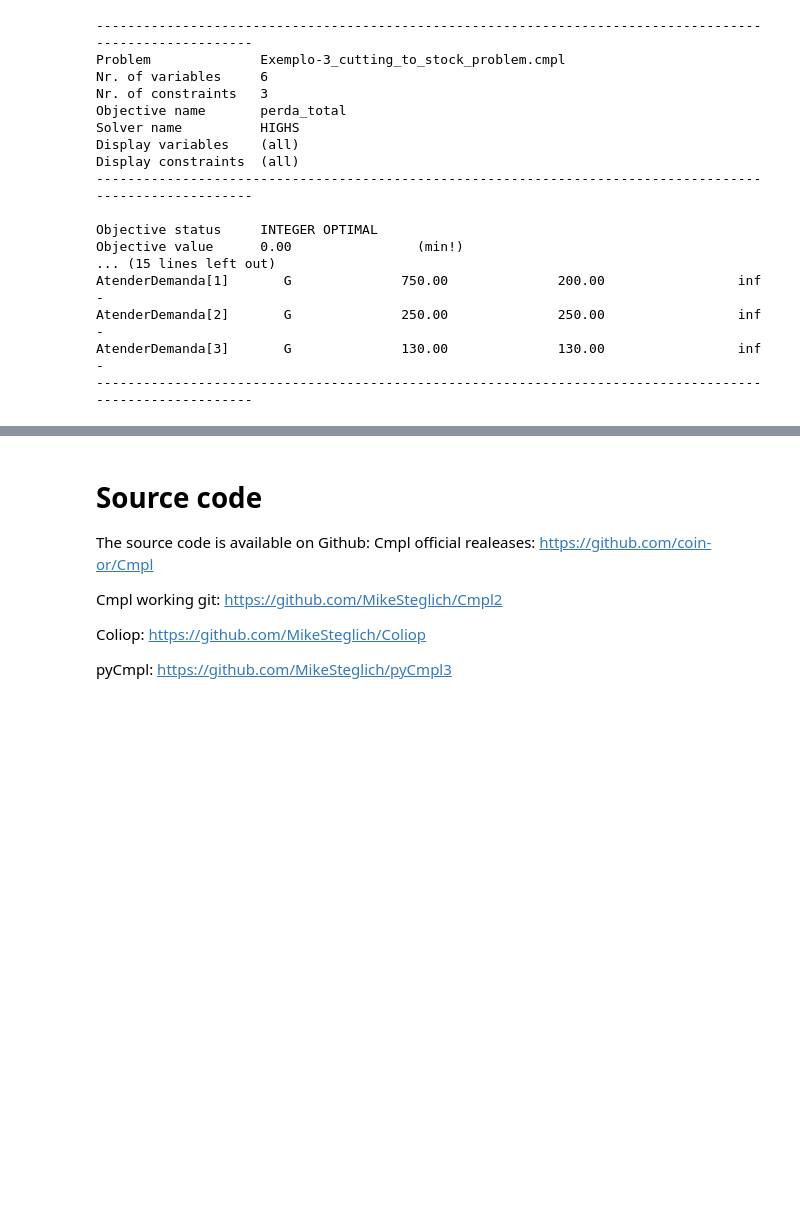
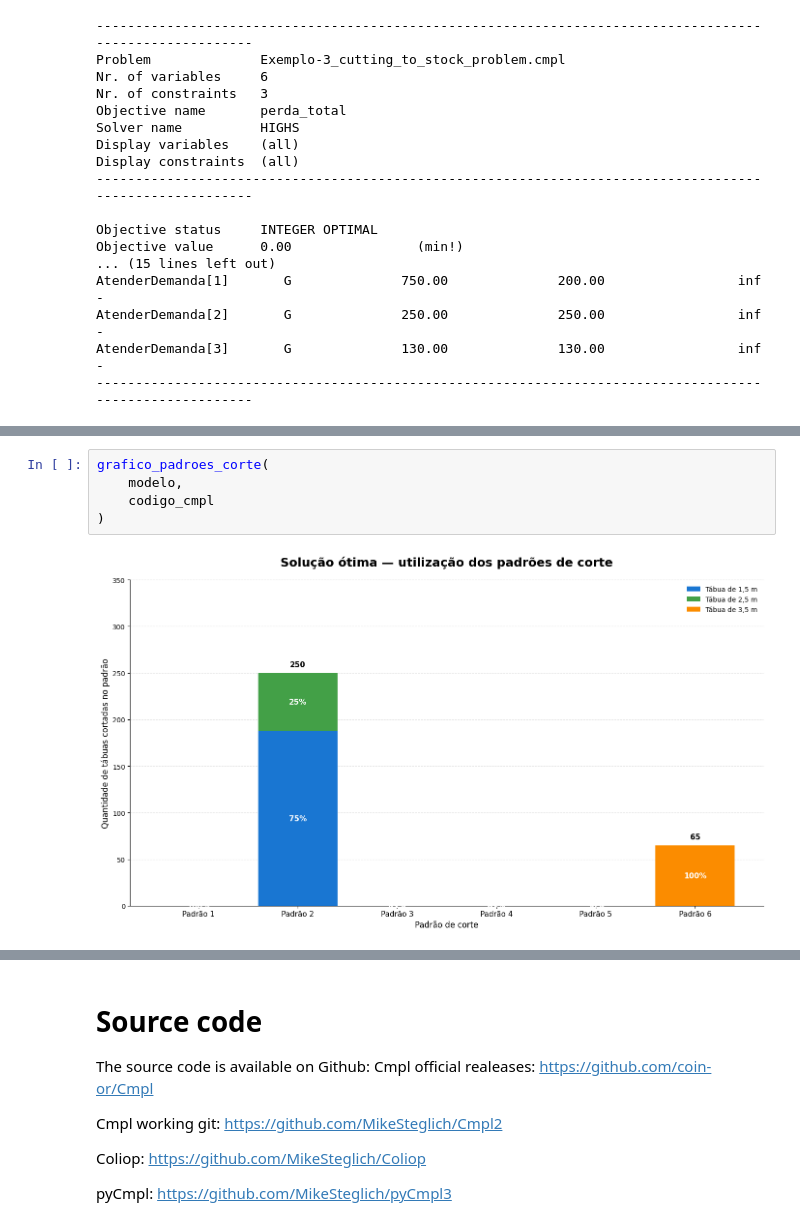
Before and after one commit to brenoassis32/GoogleColab-Coliop-CMPL, a Jupyter notebook: exemplos/Exemplo_3_cutting_to_stock_problem.ipynb, the cells around one changed output, grey strips where cells are left out. Drawn from its saved outputs; the diff is of its cells as text; blank space fills up the shorter version.

```diff
--- a/exemplos/Exemplo_3_cutting_to_stock_problem.ipynb
+++ b/exemplos/Exemplo_3_cutting_to_stock_problem.ipynb
@@ -853 +589,8 @@ def visualizar_heatmap(
+# %%
+grafico_padroes_corte(
+    modelo,
+    codigo_cmpl
+)
+# %% [output]
+[figure, added]
 # %%
```
Also changed, not shown: parts of 4 cells of this notebook.
